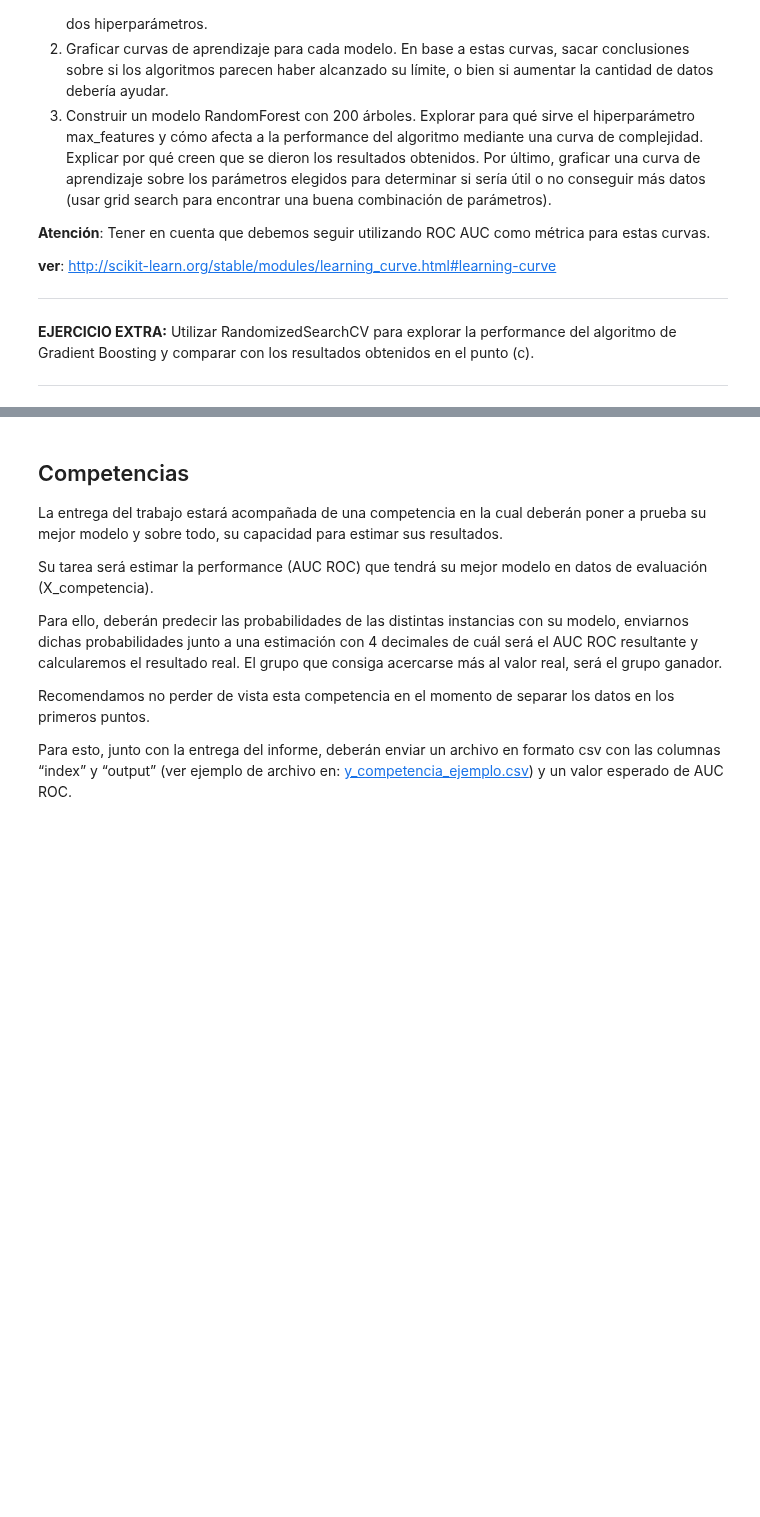
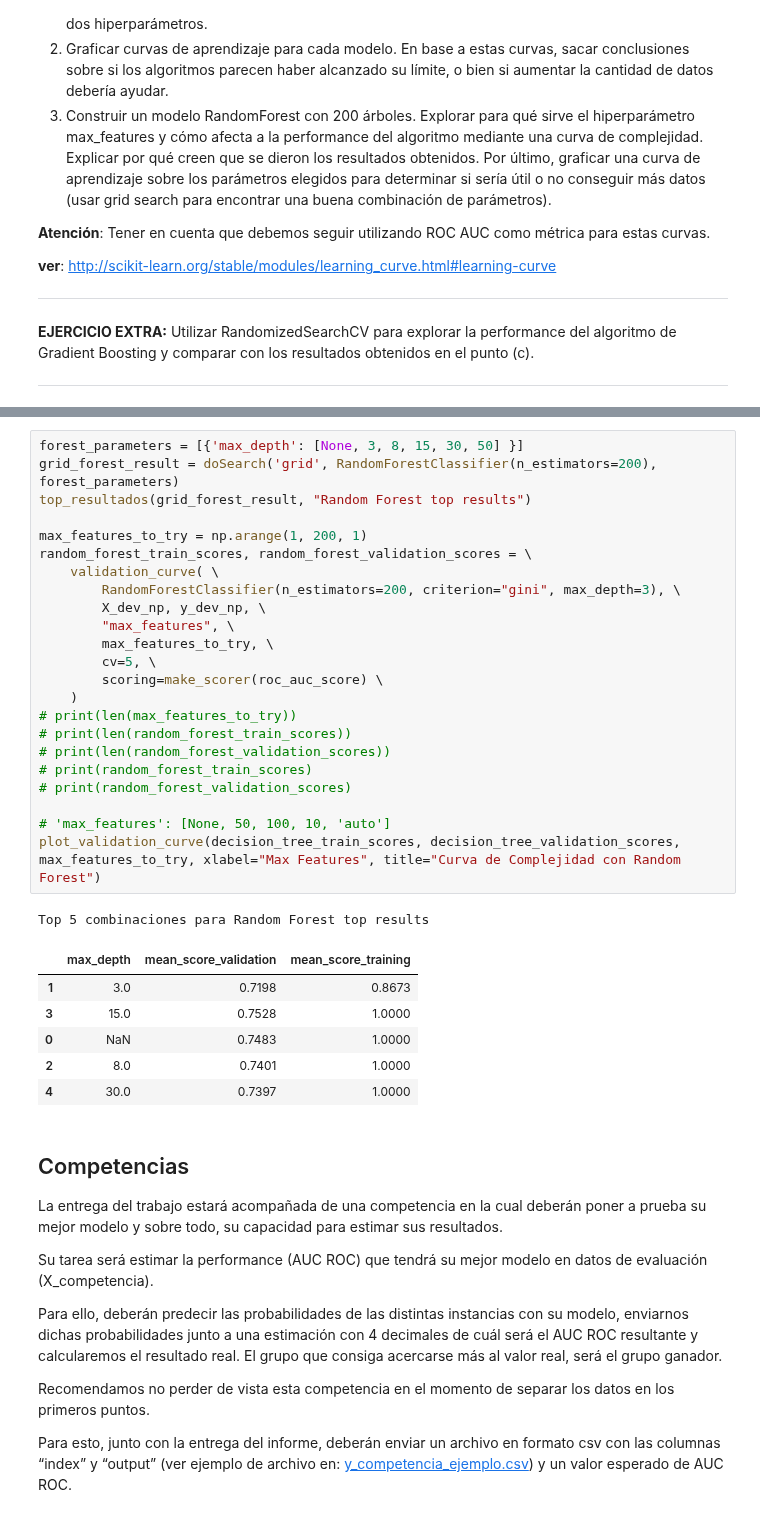
Before and after one commit to cosa65/aprendizajeAutomatico, a Jupyter notebook: TP1/TP1.ipynb, the cells around one changed output, grey strips where cells are left out. Cells and saved outputs as stored; diff of their text form; blank space fills up the shorter version.

```diff
--- a/TP1/TP1.ipynb
+++ b/TP1/TP1.ipynb
@@ -621,4 +623,35 @@ plot_learning_curve(svm_train_scores, svm_validation_scores, svm_train_sizes_abs
 [figure]
+# %%
+forest_parameters = [{'max_depth': [None, 3, 8, 15, 30, 50] }]
+grid_forest_result = doSearch('grid', RandomForestClassifier(n_estimators=200), forest_parameters)
+top_resultados(grid_forest_result, "Random Forest top results")
+
+max_features_to_try = np.arange(1, 200, 1)
+random_forest_train_scores, random_forest_validation_scores = \
+    validation_curve( \
+        RandomForestClassifier(n_estimators=200, criterion="gini", max_depth=3), \
+        X_dev_np, y_dev_np, \
+        "max_features", \
+        max_features_to_try, \
+        cv=5, \
+        scoring=make_scorer(roc_auc_score) \
+    )
+# print(len(max_features_to_try))
+# print(len(random_forest_train_scores))
+# print(len(random_forest_validation_scores))
+# print(random_forest_train_scores)
+# print(random_forest_validation_scores)
+
+# 'max_features': [None, 50, 100, 10, 'auto']
+plot_validation_curve(decision_tree_train_scores, decision_tree_validation_scores, max_features_to_try, xlabel="Max Features", title="Curva de Complejidad con Random Forest")
+# %% [output]
+Top 5 combinaciones para Random Forest top results
+|  | max_depth | mean_score_validation | mean_score_training |
+| 1 | 3.0 | 0.7198 | 0.8673 |
+| 3 | 15.0 | 0.7528 | 1.0000 |
+| 0 | NaN | 0.7483 | 1.0000 |
+| 2 | 8.0 | 0.7401 | 1.0000 |
+| 4 | 30.0 | 0.7397 | 1.0000 |
 # %% [markdown]
 ## Competencias
 
```
Also changed, not shown: parts of 4 cells of this notebook.
